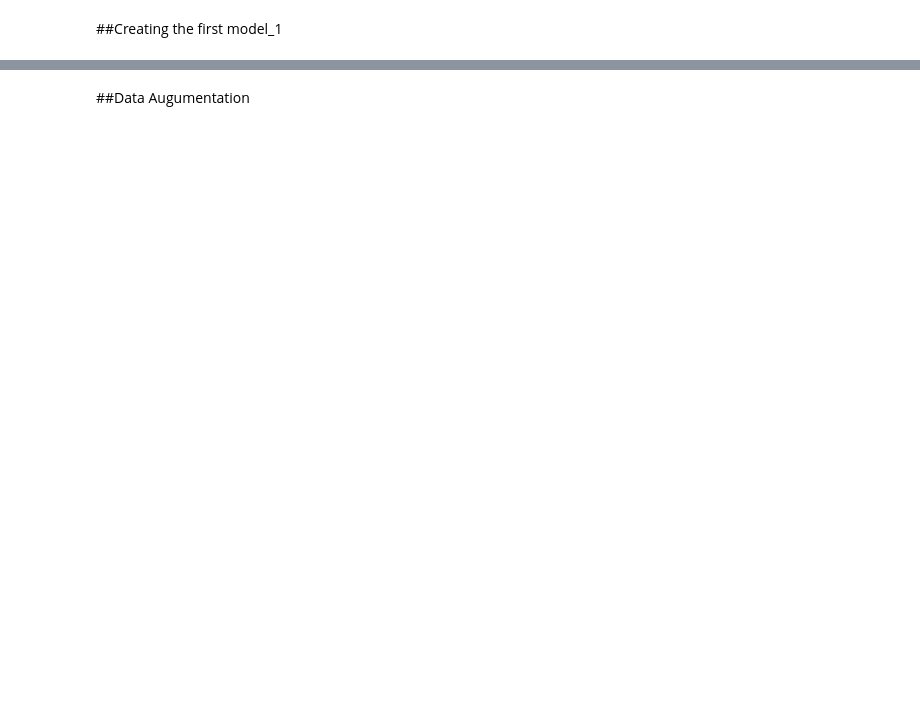
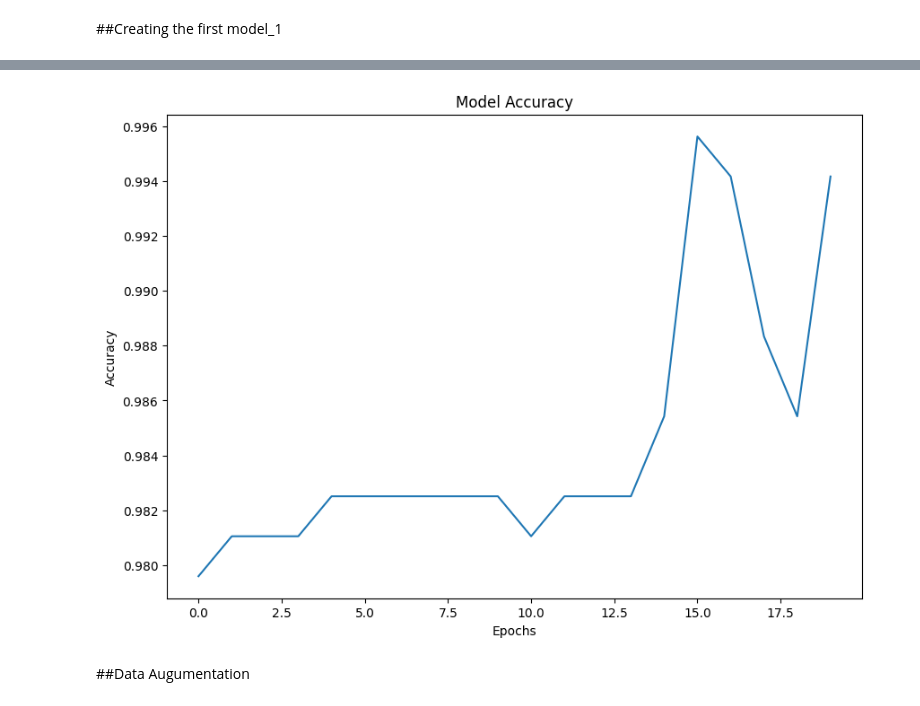
Before and after one commit to rotphilipadeb/Predictive-Modelling-for-Cervical-Cancer-Risk-Assessment, a Jupyter notebook: cancer_model_prediction.ipynb, the cells around one changed output, grey strips where cells are left out. Cells and saved outputs as stored; diff of their text form; code cells hidden in the pictures; blank space fills up the shorter version.

```diff
--- a/cancer_model_prediction.ipynb
+++ b/cancer_model_prediction.ipynb
@@ -191,0 +241,6 @@ df_cancer = df_cancer.drop['Dx:Cancer']
+# %%
+#Split the data into X_train, y_train, X_test, and y_test
+from sklearn.model_selection import train_test_split #import the library to split the data
+X = df_cancer_2.drop('Dx:Cancer', axis=1) #drop the target column from the dataframe
+y = df_cancer_2['Dx:Cancer']
+X_train, X_test, y_train, y_test = train_test_split(X, y, test_size=0.2, random_state=42)
@@ -192,17 +309,18 @@ df_cancer = df_cancer.drop['Dx:Cancer']
 # %% [markdown]
 ##Creating the first model_1
 # %%
-tf.keras.random.set_seed(42)
+#Build the model
+tf.random.set_seed(42)
 model_1 = tf.keras.Sequential([
     tf.keras.layers.Dense(34),
     tf.keras.layers.Dense(100, activation = 'relu'),
     tf.keras.layers.Dense(64, activation = 'relu'),
     tf.keras.layers.Dense(32, activation = 'relu'),
-    tf.keras.layers.Dense(1, activation = 'sigmod')
+    tf.keras.layers.Dense(1, activation = 'sigmoid')
 ])
-#compile the model
-model_1.compile(loss = tf.keras.lossses.mae,
-                optimizer = tf.keras.optimizers.Adam(lr = 0.001),
-                metrics = 'accuracy')
+#Compile the model
+model_1.compile(loss = tf.keras.losses.BinaryCrossentropy(),
+              optimizer = tf.keras.optimizers.Adam(),
+              metrics = ['accuracy'])
 #Fit the model
-model_1.fit(df_cancer, label)
+model_1.fit(X_train, y_train, epochs = 20)
@@ -209,3 +351,13 @@ model_1.fit(df_cancer, label)
+# %%
+import matplotlib.pyplot as plt
+plt.figure(figsize = (10, 7))
+plt.plot(model_1.history.history['accuracy'])
+plt.title('Model Accuracy')
+plt.xlabel('Epochs')
+plt.ylabel('Accuracy')
+plt.show()
+# %% [output]
+[figure, added]
 # %% [markdown]
 ##Data Augumentation
 # %%
```
Also changed, not shown: parts of 59 cells of this notebook.
